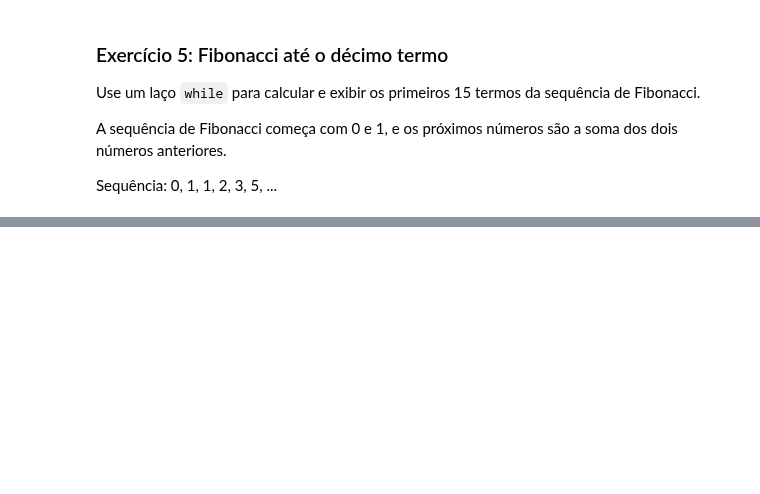
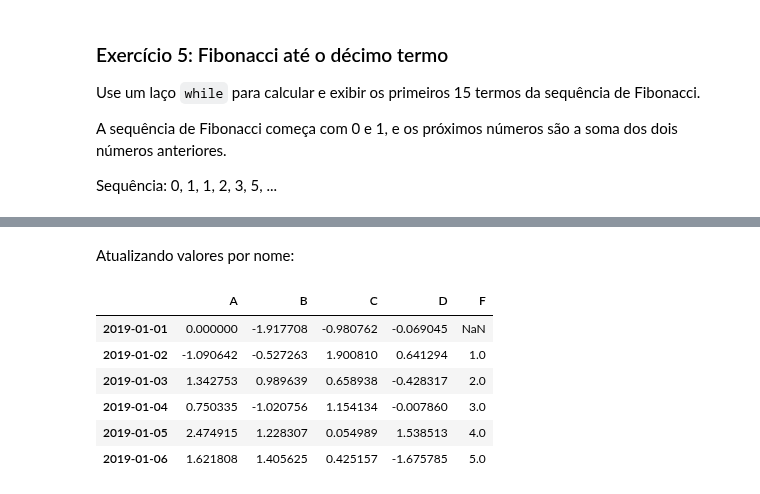
Before and after one commit to py241012463/CEE2, a Jupyter notebook: aulas.ipynb, the cells around one changed output, grey strips where cells are left out. Cells and saved outputs as stored; diff of their text form; code cells hidden in the pictures; blank space fills up the shorter version.

Commit message:
Exercicio_2_Pandas

```diff
--- a/aulas.ipynb
+++ b/aulas.ipynb
@@ -1147,0 +3060,16 @@ Sequência: 0, 1, 1, 2, 3, 5, ...
+# %%
+import numpy as np
+import pandas as pd
+
+datas = pd.date_range("20190101", periods=6)
+
+df = pd.DataFrame(np.random.randn(6, 4), index=datas, columns=list("ABCD"))
+print("df:\n", df)
+
+## vetor com uma data a frente
+s1 = pd.Series([1, 2, 3, 4, 5, 6], index=pd.date_range("20190102", periods=6))
+print("\ns1:\n", s1)
+
+## a primeira posição fica NaN
+df["F"] = s1
+print("\nNovo df:\n", df)
@@ -1147,0 +3094,13 @@ Sequência: 0, 1, 1, 2, 3, 5, ...
+# %% [markdown]
+Atualizando valores por nome:
+# %%
+df.at[datas[0], "A"] = 0
+df
+# %% [output]
+|  | A | B | C | D | F |
+| 2019-01-01 | 0.000000 | -1.917708 | -0.980762 | -0.069045 | NaN |
+| 2019-01-02 | -1.090642 | -0.527263 | 1.900810 | 0.641294 | 1.0 |
+| 2019-01-03 | 1.342753 | 0.989639 | 0.658938 | -0.428317 | 2.0 |
+| 2019-01-04 | 0.750335 | -1.020756 | 1.154134 | -0.007860 | 3.0 |
+| 2019-01-05 | 2.474915 | 1.228307 | 0.054989 | 1.538513 | 4.0 |
+| 2019-01-06 | 1.621808 | 1.405625 | 0.425157 | -1.675785 | 5.0 |
```
Also changed, not shown: parts of 295 cells of this notebook.
